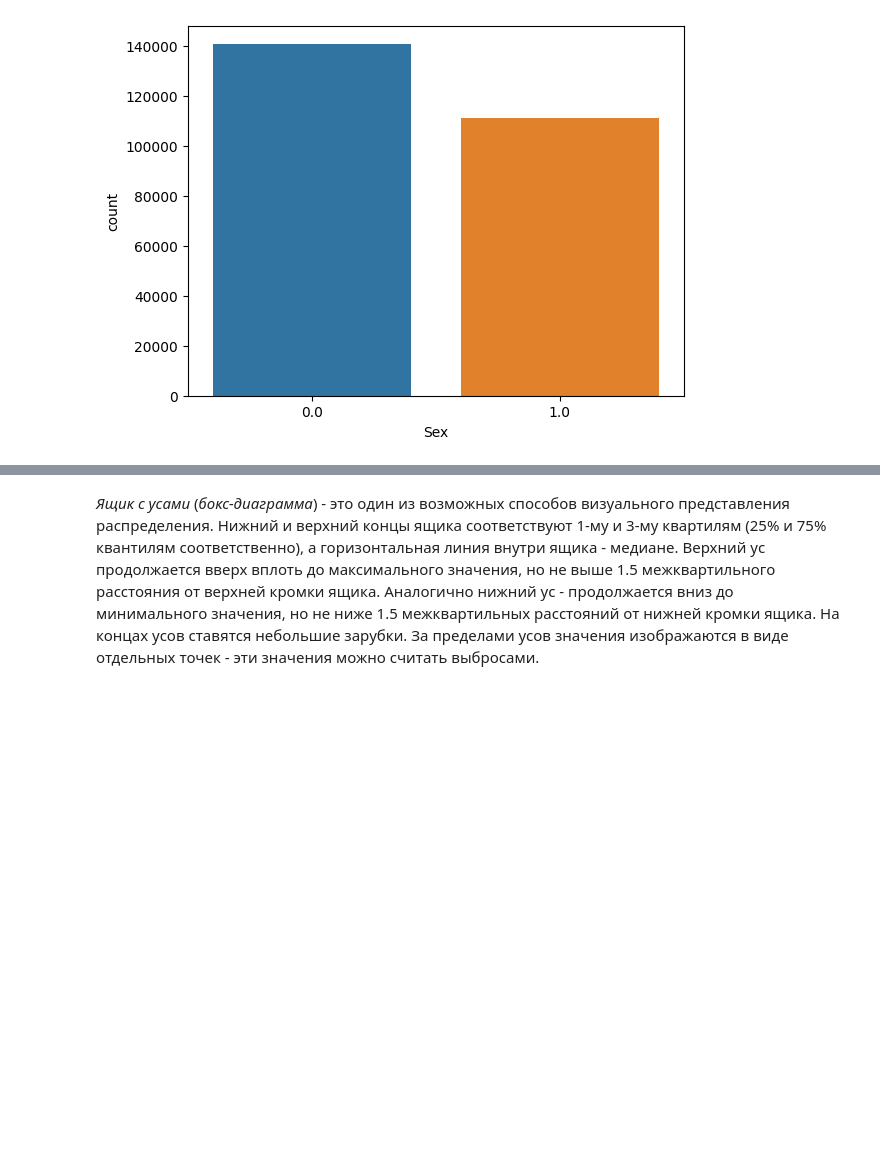
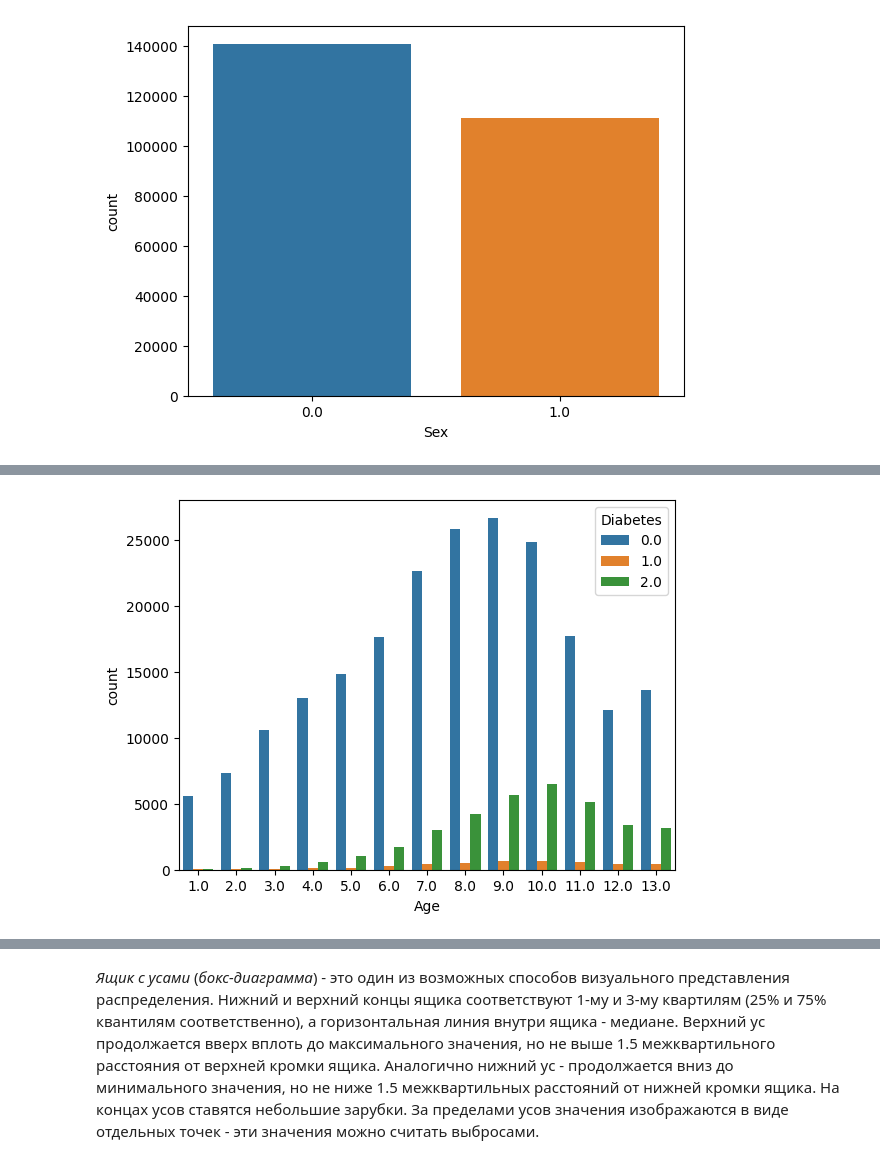
Before and after one commit to EvgenyPinezhanin/ML_2022, a Jupyter notebook: Statistical classification.ipynb, the cells around one changed output, grey strips where cells are left out. Drawn from its saved outputs; the diff is of its cells as text; code cells hidden in the pictures; blank space fills up the shorter version.

```diff
--- a/Statistical classification.ipynb
+++ b/Statistical classification.ipynb
@@ -327,0 +333,5 @@ pass
+# %%
+sns.countplot(x='Age', hue='Diabetes', data=data)
+pass
+# %% [output]
+[figure, added]
```
Also changed, not shown: parts of 32 cells of this notebook.
